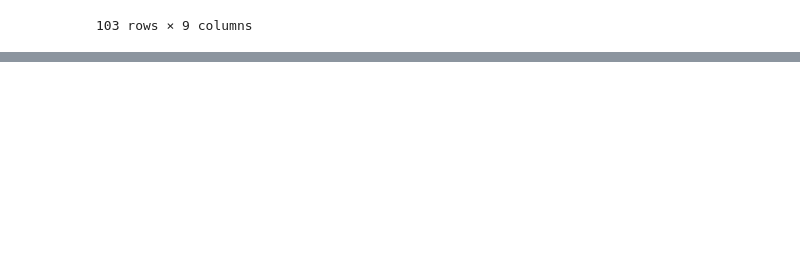
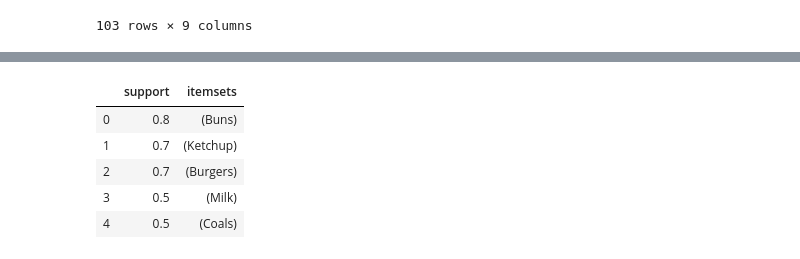
Before and after one commit to sp1630/M3_DataMining, a Jupyter notebook: Market Basket_Coal_Practice.ipynb, the cells around one changed output, grey strips where cells are left out. Saved outputs shown, nothing was run; the diff lists cells and outputs as text; code cells hidden in the pictures; blank space fills up the shorter version.

```diff
--- a/Market Basket_Coal_Practice.ipynb
+++ b/Market Basket_Coal_Practice.ipynb
@@ -159,0 +166,9 @@ df3_coals
+# %%
+df4.head()
+# %% [output]
+|  | support | itemsets |
+| 0 | 0.8 | (Buns) |
+| 1 | 0.7 | (Ketchup) |
+| 2 | 0.7 | (Burgers) |
+| 3 | 0.5 | (Milk) |
+| 4 | 0.5 | (Coals) |
```
Also changed, not shown: parts of 7 cells of this notebook.
